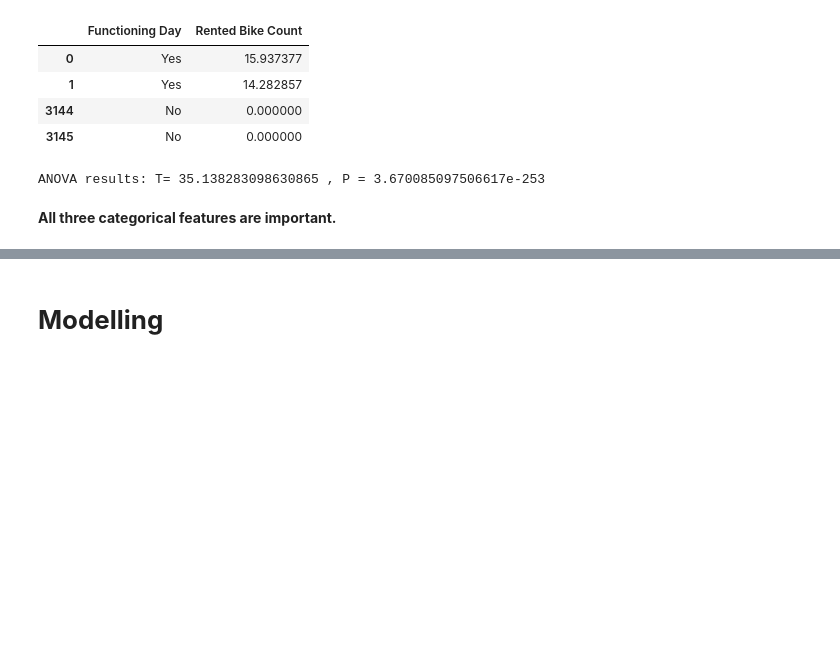
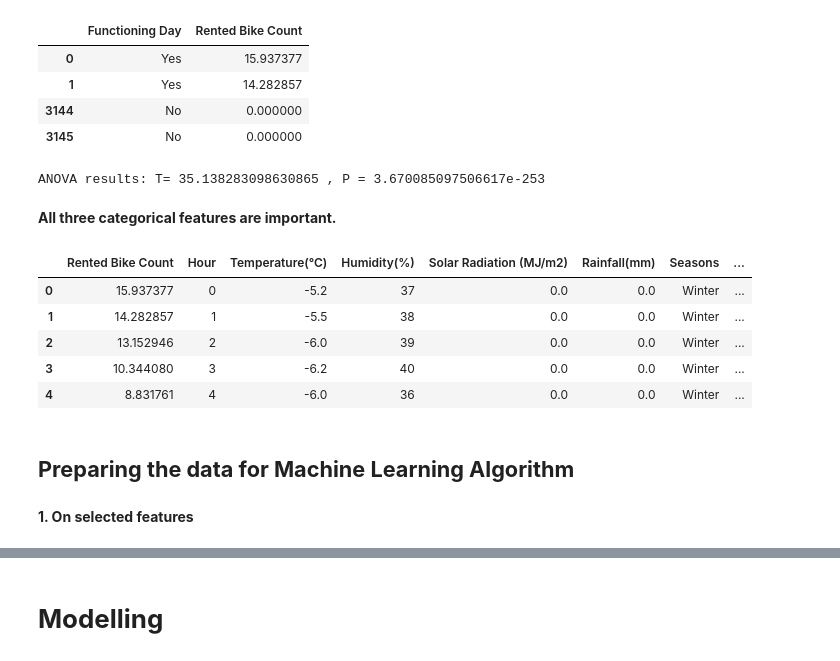
Before and after one commit to RupeshSharma14/Bike-Sharing-Demand-Prediction, a Jupyter notebook: Bike_Sharing_Demand_Prediction_Capstone_Project.ipynb, the cells around one changed output, grey strips where cells are left out. Cells and saved outputs as stored; diff of their text form; code cells hidden in the pictures; blank space fills up the shorter version.

```diff
--- a/Bike_Sharing_Demand_Prediction_Capstone_Project.ipynb
+++ b/Bike_Sharing_Demand_Prediction_Capstone_Project.ipynb
@@ -411,5 +409,5 @@ cal_vif(bike_df[[i for i in bike_df.describe().columns if i not in ["Rented Bike
 # %%
-numeric_features = cal_vif(bike_df[[i for i in bike_df.describe().columns if i not in ["Rented Bike Count", "Dew point temperature(°C)"]]])["variables"].values
+numeric_features = cal_vif(bike_df[[i for i in bike_df.describe().columns if i not in ["Rented Bike Count", "Dew point temperature(°C)", "Wind speed (m/s)", "Visibility (10m)"]]])["variables"].values
 # %%
 numeric_features
 # %% [output]
@@ -420,0 +421,6 @@ array(['Hour', 'Temperature(°C)', 'Humidity(%)', 'Wind speed (m/s)',
+# %%
+num_features = []
+for feature in numeric_features:
+  pearson_coef, p_value = stats.pearsonr(bike_df[feature], bike_df["Rented Bike Count"])
+  if abs(pearson_coef) >= 0.2 and p_value < 0.05:
+    num_features.append(feature)
@@ -481,3 +493,22 @@ print( "ANOVA results: T=", t_val, ", P =", p_val)
 ANOVA results: T= 35.138283098630865 , P = 3.670085097506617e-253
 # %% [markdown]
 **All three categorical features are important.**
+# %%
+sel_features = []
+sel_features.extend(["Rented Bike Count"])
+sel_features.extend(num_features)
+sel_features.extend(categorical_features)
+# %%
+sel_bike_df = bike_df[sel_features]
+sel_bike_df.head()
+# %% [output]
+|  | Rented Bike Count | Hour | Temperature(°C) | Humidity(%) | Solar Radiation (MJ/m2) | Rainfall(mm) | Seasons | ... |
+| 0 | 15.937377 | 0 | -5.2 | 37 | 0.0 | 0.0 | Winter | ... |
+| 1 | 14.282857 | 1 | -5.5 | 38 | 0.0 | 0.0 | Winter | ... |
+| 2 | 13.152946 | 2 | -6.0 | 39 | 0.0 | 0.0 | Winter | ... |
+| 3 | 10.344080 | 3 | -6.2 | 40 | 0.0 | 0.0 | Winter | ... |
+| 4 | 8.831761 | 4 | -6.0 | 36 | 0.0 | 0.0 | Winter | ... |
+# %% [markdown]
+## **Preparing the data for Machine Learning Algorithm**
+# %% [markdown]
+**1. On selected features**
```
Also changed, not shown: parts of 22 cells of this notebook.
